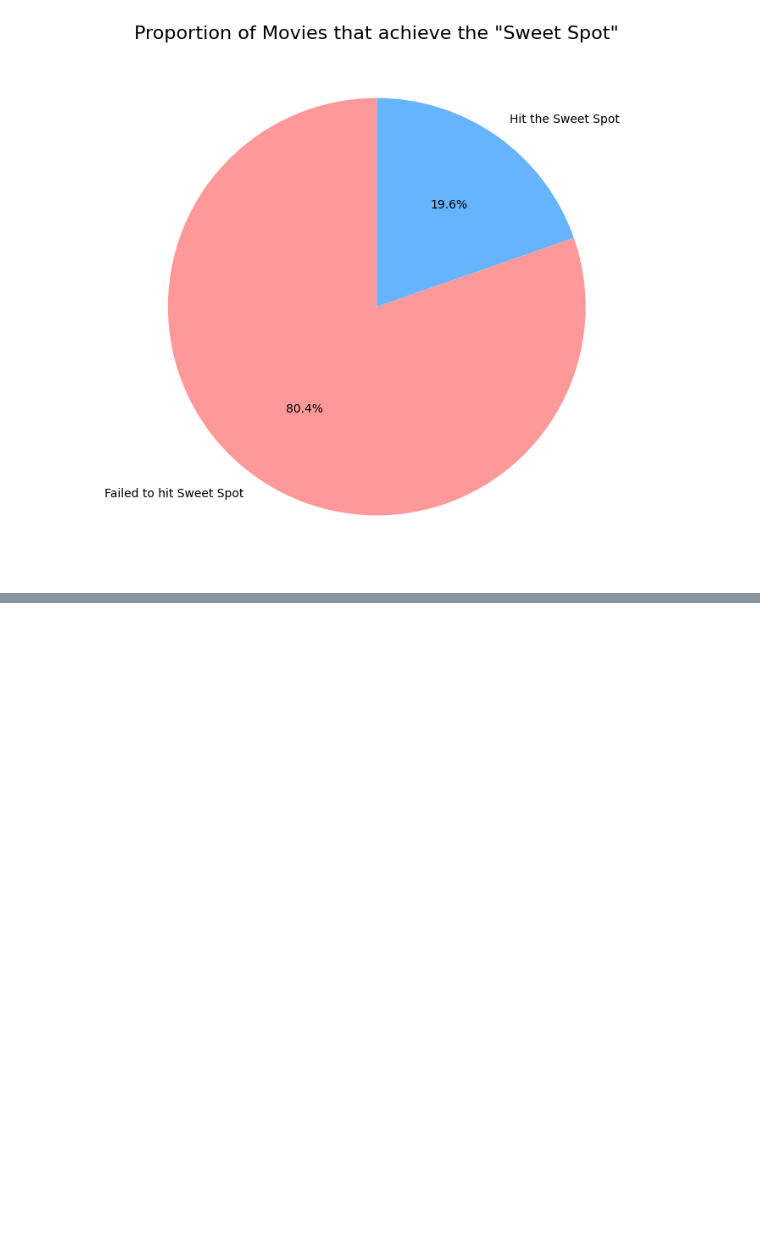
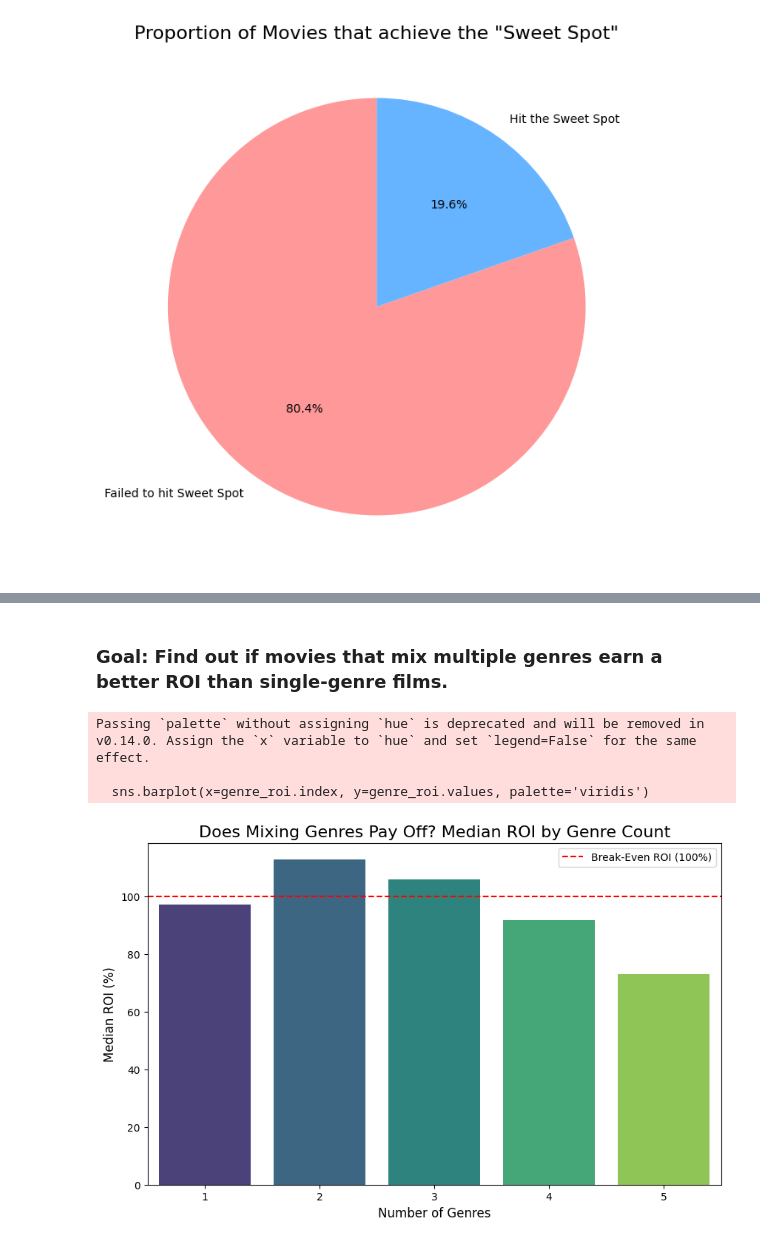
Before and after one commit to anish1206/dv-cp, a Jupyter notebook: eda_visualization.ipynb, the cells around one changed output, grey strips where cells are left out. Cells and saved outputs as stored; diff of their text form; code cells hidden in the pictures; blank space fills up the shorter version.

```diff
--- a/eda_visualization.ipynb
+++ b/eda_visualization.ipynb
@@ -257,0 +195,20 @@ This shows just how hard it is to make a movie that audiences love **and** that
+# %% [markdown]
+### Goal: Find out if movies that mix multiple genres earn a better ROI than single-genre films.
+# %%
+plt.figure(figsize=(10, 6))
+
+df['genre_count_capped'] = df['genre_count'].clip(upper=5)
+genre_roi = df.groupby('genre_count_capped')['roi_percentage'].median()
+
+sns.barplot(x=genre_roi.index, y=genre_roi.values, palette='viridis')
+plt.axhline(y=100, color='red', linestyle='--', label='Break-Even ROI (100%)')
+plt.title('Does Mixing Genres Pay Off? Median ROI by Genre Count', fontsize=16)
+plt.xlabel('Number of Genres', fontsize=12)
+plt.ylabel('Median ROI (%)', fontsize=12)
+plt.legend()
+plt.show()
+# %% [output]
+Passing `palette` without assigning `hue` is deprecated and will be removed in v0.14.0. Assign the `x` variable to `hue` and set `legend=False` for the same effect.
+
+  sns.barplot(x=genre_roi.index, y=genre_roi.values, palette='viridis')
+[figure, added]
```
Also changed, not shown: parts of 20 cells of this notebook.
